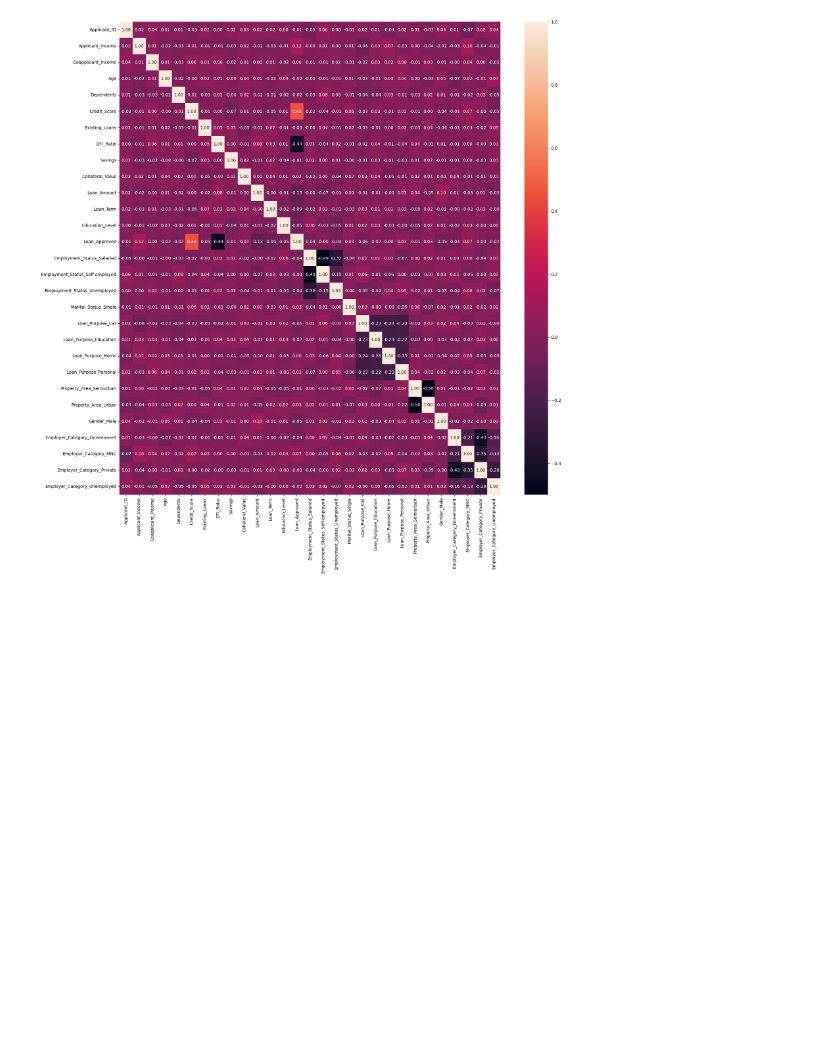
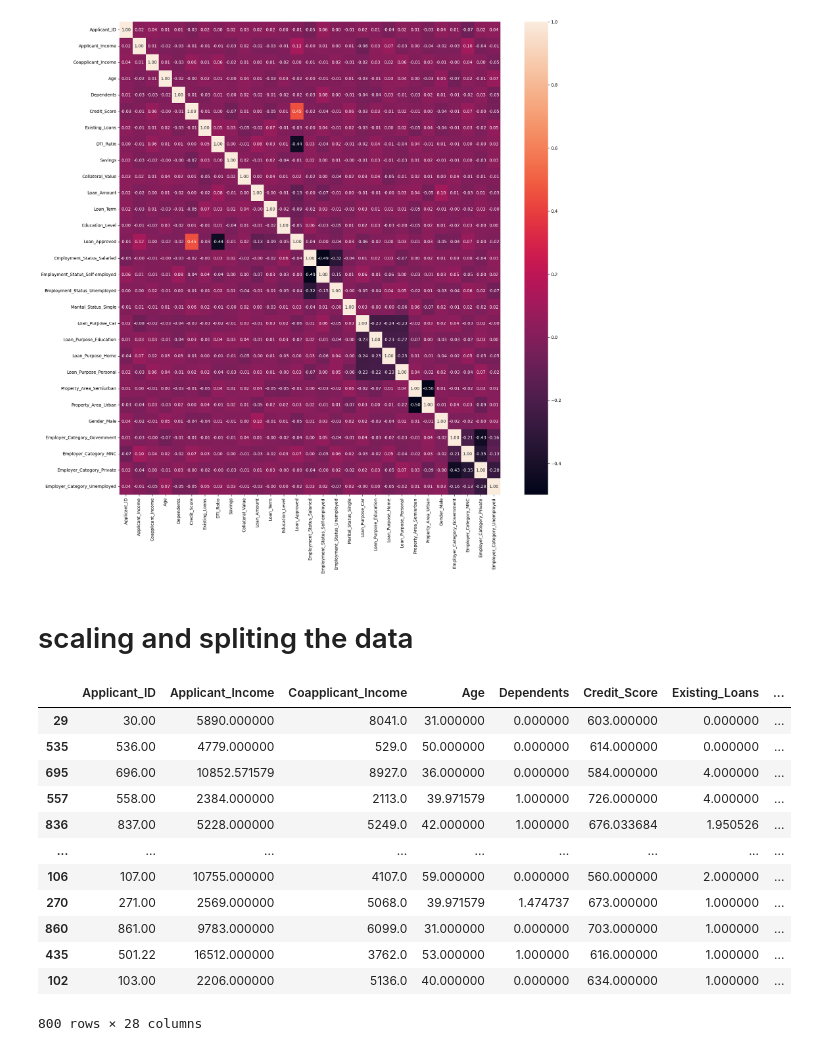
Before and after one commit to KaoswerAhamedsojeeb/Machine-Learning-Based-Loan-Approval-Prediction-System, a Jupyter notebook: notebooks/model.ipynb, the cells around one changed output. Cells and saved outputs as stored; diff of their text form; code cells hidden in the pictures; blank space fills up the shorter version.

```diff
--- a/notebooks/model.ipynb
+++ b/notebooks/model.ipynb
@@ -268,3 +268,26 @@ sns.heatmap(corr_matrix, annot=True, fmt=".2f")
 plt.show()
 # %% [output]
 [figure]
+# %% [markdown]
+# scaling and spliting the data
+# %%
+x = df.drop("Loan_Approved", axis=1)
+y = df["Loan_Approved"]
+# %%
+x_train, x_test, y_train, y_test = train_test_split(x,y, test_size=0.2, random_state=42)
+# %%
+x_train
+# %% [output]
+|  | Applicant_ID | Applicant_Income | Coapplicant_Income | Age | Dependents | Credit_Score | Existing_Loans | ... |
+| 29 | 30.00 | 5890.000000 | 8041.0 | 31.000000 | 0.000000 | 603.000000 | 0.000000 | ... |
+| 535 | 536.00 | 4779.000000 | 529.0 | 50.000000 | 0.000000 | 614.000000 | 0.000000 | ... |
+| 695 | 696.00 | 10852.571579 | 8927.0 | 36.000000 | 0.000000 | 584.000000 | 4.000000 | ... |
+| 557 | 558.00 | 2384.000000 | 2113.0 | 39.971579 | 1.000000 | 726.000000 | 4.000000 | ... |
+| 836 | 837.00 | 5228.000000 | 5249.0 | 42.000000 | 1.000000 | 676.033684 | 1.950526 | ... |
+| ... | ... | ... | ... | ... | ... | ... | ... | ... |
+| 106 | 107.00 | 10755.000000 | 4107.0 | 59.000000 | 0.000000 | 560.000000 | 2.000000 | ... |
+| 270 | 271.00 | 2569.000000 | 5068.0 | 39.971579 | 1.474737 | 673.000000 | 1.000000 | ... |
+| 860 | 861.00 | 9783.000000 | 6099.0 | 31.000000 | 0.000000 | 703.000000 | 1.000000 | ... |
+| 435 | 501.22 | 16512.000000 | 3762.0 | 53.000000 | 1.000000 | 616.000000 | 1.000000 | ... |
+| 102 | 103.00 | 2206.000000 | 5136.0 | 40.000000 | 0.000000 | 634.000000 | 1.000000 | ... |
+800 rows × 28 columns
```
Also changed, not shown: parts of 2 cells of this notebook.
